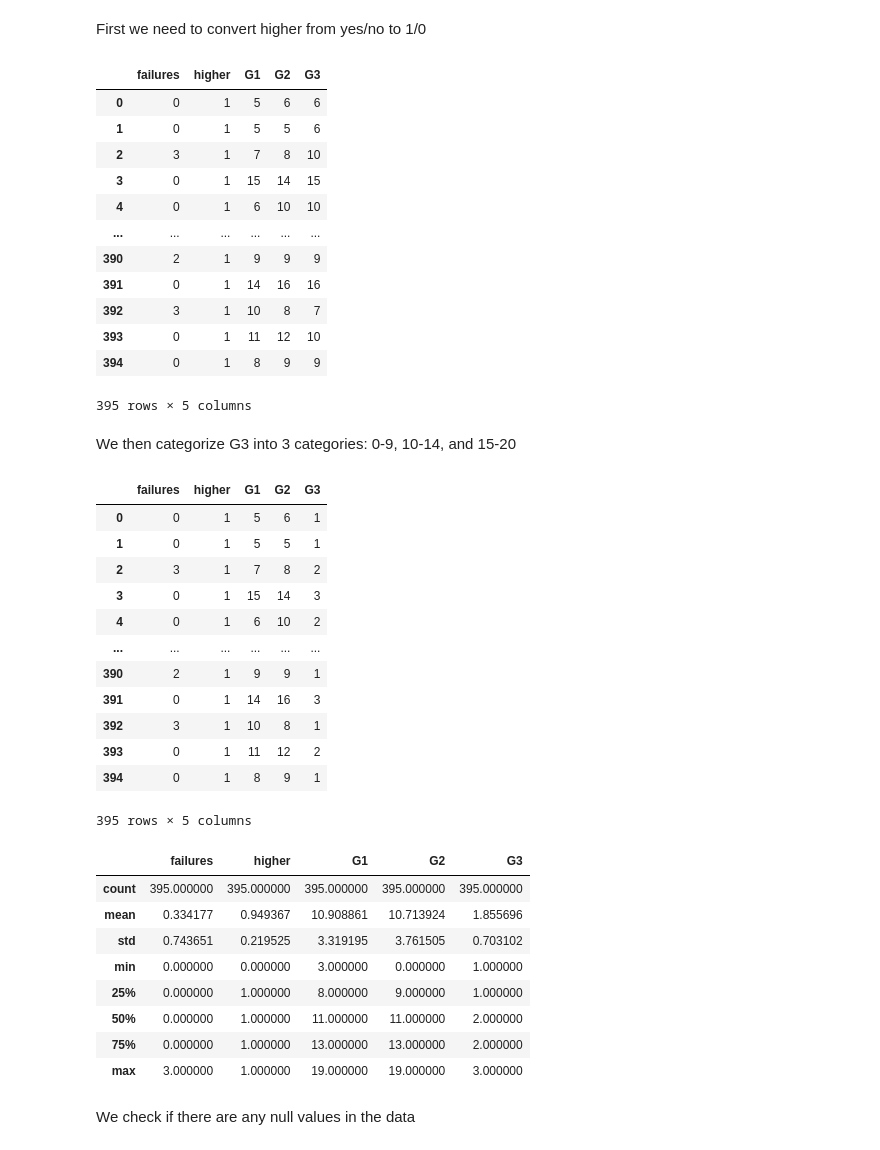
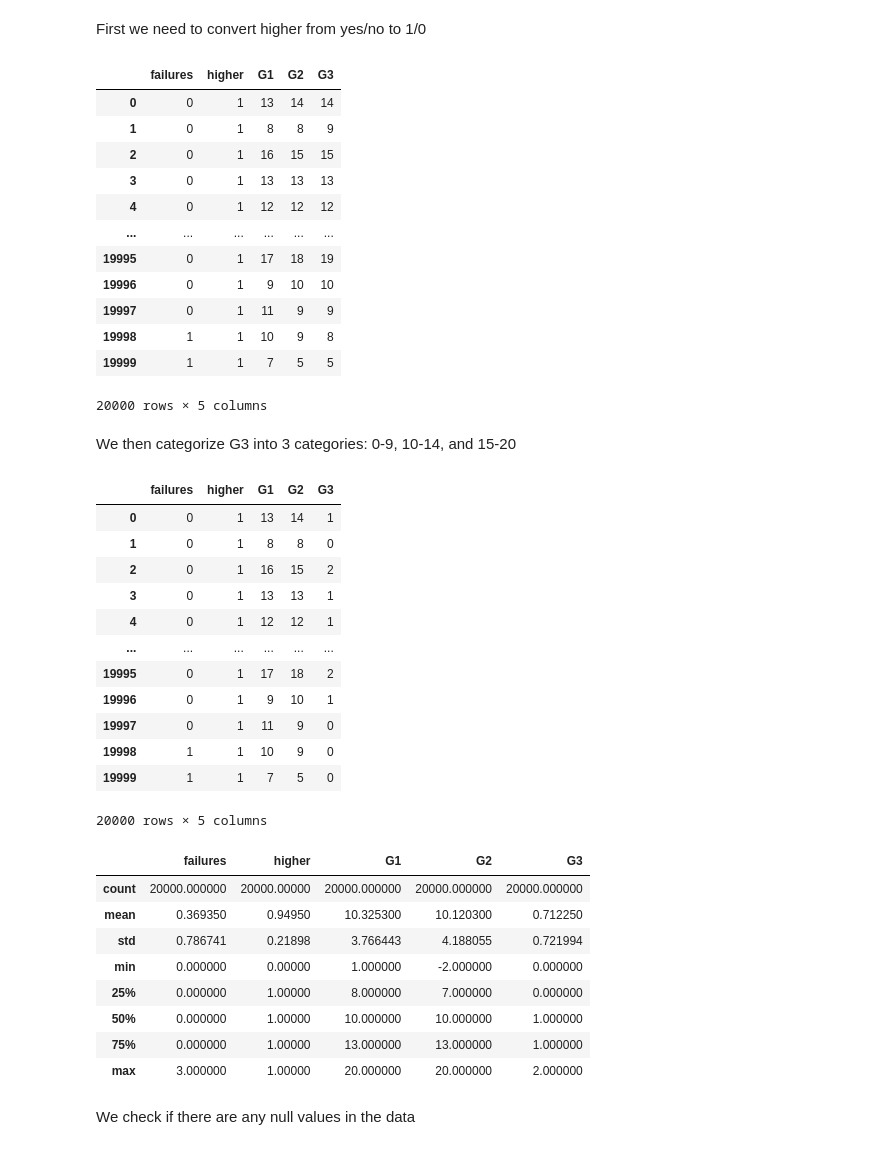
Before and after one commit to CMU-313/fall-22-hw4-f4, a Jupyter notebook: model_build.ipynb, the cells around one changed output. Saved outputs shown, nothing was run; the diff lists cells and outputs as text; code cells hidden in the pictures.

```diff
--- a/model_build.ipynb
+++ b/model_build.ipynb
@@ -3,4 +3,4 @@
 # %%
 import pandas as pd
 import numpy as np
-df = pd.read_csv('data/student-mat.csv', sep=';')
+df = pd.read_csv('data/ProductionData.csv', sep=',')
@@ -97,52 +113,52 @@ df.higher = df.higher.map({'yes': 1, 'no': 0})
 df
 # %% [output]
 |  | failures | higher | G1 | G2 | G3 |
-| 0 | 0 | 1 | 5 | 6 | 6 |
-| 1 | 0 | 1 | 5 | 5 | 6 |
-| 2 | 3 | 1 | 7 | 8 | 10 |
-| 3 | 0 | 1 | 15 | 14 | 15 |
-| 4 | 0 | 1 | 6 | 10 | 10 |
+| 0 | 0 | 1 | 13 | 14 | 14 |
+| 1 | 0 | 1 | 8 | 8 | 9 |
+| 2 | 0 | 1 | 16 | 15 | 15 |
+| 3 | 0 | 1 | 13 | 13 | 13 |
+| 4 | 0 | 1 | 12 | 12 | 12 |
 | ... | ... | ... | ... | ... | ... |
-| 390 | 2 | 1 | 9 | 9 | 9 |
-| 391 | 0 | 1 | 14 | 16 | 16 |
-| 392 | 3 | 1 | 10 | 8 | 7 |
-| 393 | 0 | 1 | 11 | 12 | 10 |
-| 394 | 0 | 1 | 8 | 9 | 9 |
+| 19995 | 0 | 1 | 17 | 18 | 19 |
+| 19996 | 0 | 1 | 9 | 10 | 10 |
+| 19997 | 0 | 1 | 11 | 9 | 9 |
+| 19998 | 1 | 1 | 10 | 9 | 8 |
+| 19999 | 1 | 1 | 7 | 5 | 5 |
-395 rows × 5 columns
+20000 rows × 5 columns
 # %% [markdown]
 We then categorize G3 into 3 categories: 0-9, 10-14, and 15-20
 # %%
 criteria = [df['G3'].between(0, 9), df['G3'].between(10, 14), df['G3'].between(15, 20)]
-values = [1, 2, 3]
+values = [0, 1, 2]
 
 df['G3'] = np.select(criteria, values, 0)
 df
 # %% [output]
 |  | failures | higher | G1 | G2 | G3 |
-| 0 | 0 | 1 | 5 | 6 | 1 |
-| 1 | 0 | 1 | 5 | 5 | 1 |
-| 2 | 3 | 1 | 7 | 8 | 2 |
-| 3 | 0 | 1 | 15 | 14 | 3 |
-| 4 | 0 | 1 | 6 | 10 | 2 |
+| 0 | 0 | 1 | 13 | 14 | 1 |
+| 1 | 0 | 1 | 8 | 8 | 0 |
+| 2 | 0 | 1 | 16 | 15 | 2 |
+| 3 | 0 | 1 | 13 | 13 | 1 |
+| 4 | 0 | 1 | 12 | 12 | 1 |
 | ... | ... | ... | ... | ... | ... |
-| 390 | 2 | 1 | 9 | 9 | 1 |
-| 391 | 0 | 1 | 14 | 16 | 3 |
-| 392 | 3 | 1 | 10 | 8 | 1 |
-| 393 | 0 | 1 | 11 | 12 | 2 |
-| 394 | 0 | 1 | 8 | 9 | 1 |
+| 19995 | 0 | 1 | 17 | 18 | 2 |
+| 19996 | 0 | 1 | 9 | 10 | 1 |
+| 19997 | 0 | 1 | 11 | 9 | 0 |
+| 19998 | 1 | 1 | 10 | 9 | 0 |
+| 19999 | 1 | 1 | 7 | 5 | 0 |
-395 rows × 5 columns
+20000 rows × 5 columns
 # %%
 df.describe()
 # %% [output]
 |  | failures | higher | G1 | G2 | G3 |
-| count | 395.000000 | 395.000000 | 395.000000 | 395.000000 | 395.000000 |
-| mean | 0.334177 | 0.949367 | 10.908861 | 10.713924 | 1.855696 |
-| std | 0.743651 | 0.219525 | 3.319195 | 3.761505 | 0.703102 |
-| min | 0.000000 | 0.000000 | 3.000000 | 0.000000 | 1.000000 |
-| 25% | 0.000000 | 1.000000 | 8.000000 | 9.000000 | 1.000000 |
-| 50% | 0.000000 | 1.000000 | 11.000000 | 11.000000 | 2.000000 |
-| 75% | 0.000000 | 1.000000 | 13.000000 | 13.000000 | 2.000000 |
-| max | 3.000000 | 1.000000 | 19.000000 | 19.000000 | 3.000000 |
+| count | 20000.000000 | 20000.00000 | 20000.000000 | 20000.000000 | 20000.000000 |
+| mean | 0.369350 | 0.94950 | 10.325300 | 10.120300 | 0.712250 |
+| std | 0.786741 | 0.21898 | 3.766443 | 4.188055 | 0.721994 |
+| min | 0.000000 | 0.00000 | 1.000000 | -2.000000 | 0.000000 |
+| 25% | 0.000000 | 1.00000 | 8.000000 | 7.000000 | 0.000000 |
+| 50% | 0.000000 | 1.00000 | 10.000000 | 10.000000 | 1.000000 |
+| 75% | 0.000000 | 1.00000 | 13.000000 | 13.000000 | 1.000000 |
+| max | 3.000000 | 1.00000 | 20.000000 | 20.000000 | 2.000000 |
 # %% [markdown]
 We check if there are any null values in the data
 # %%
```
Also changed, not shown: parts of 19 cells of this notebook, 4 other files.
